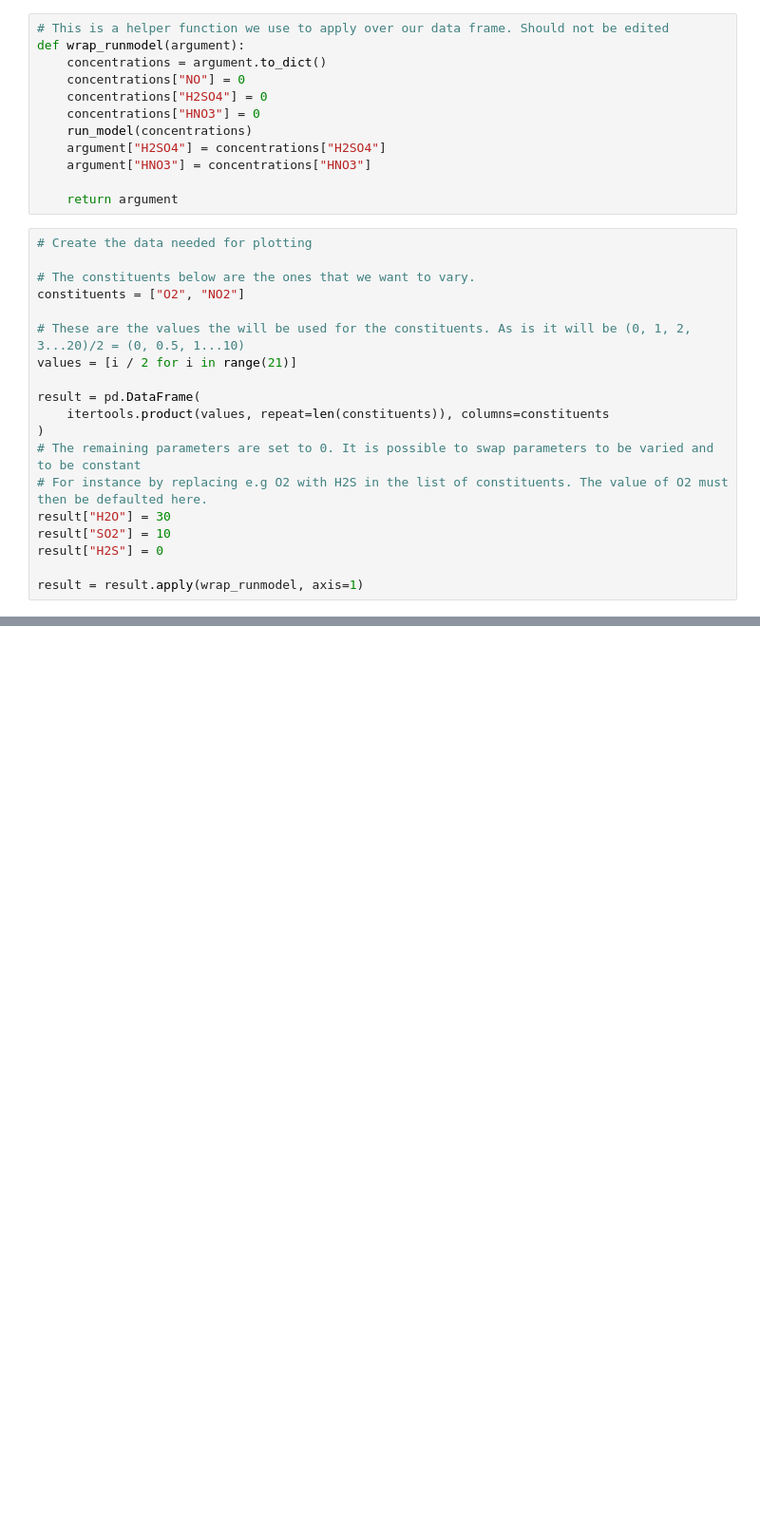
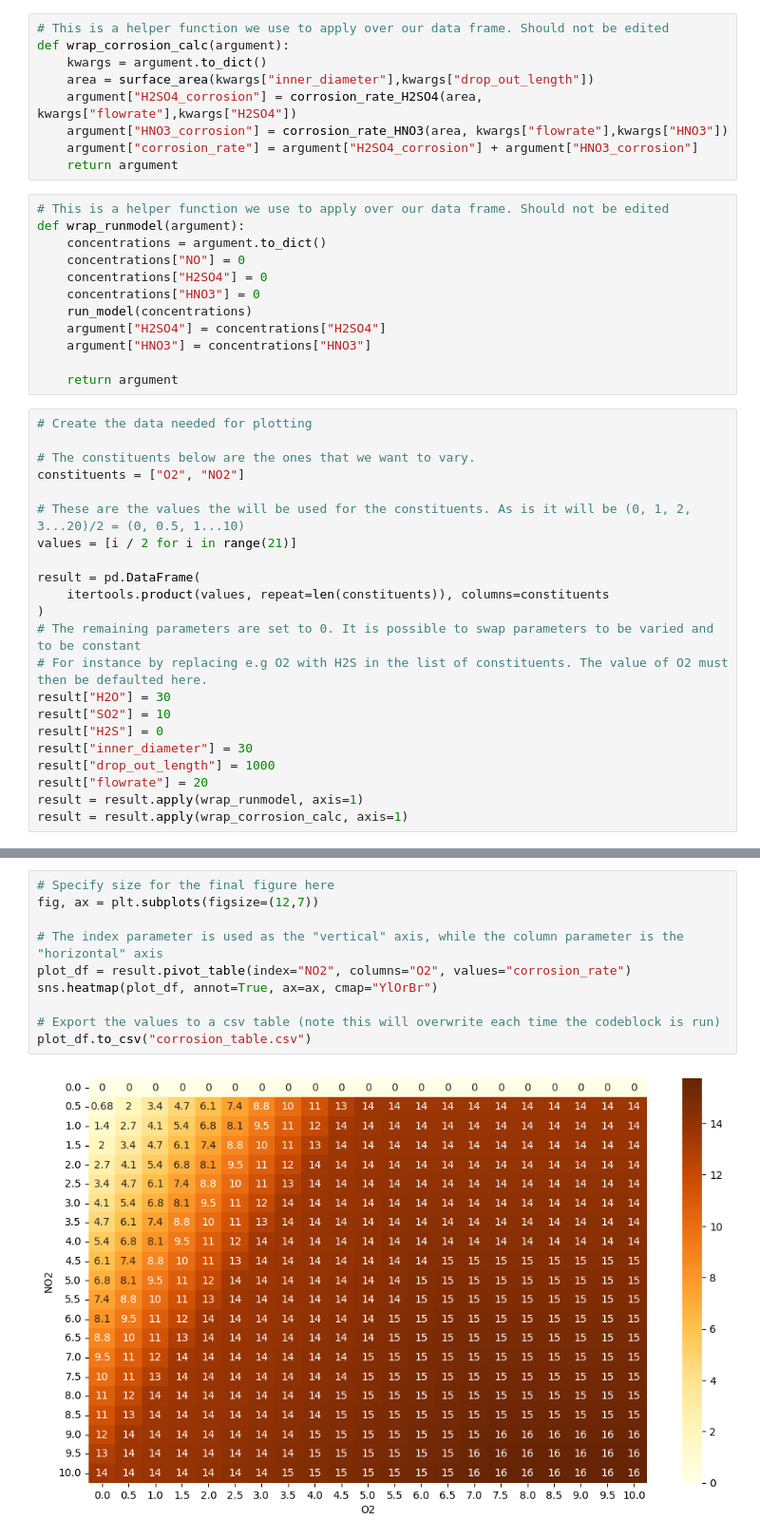
Before and after one commit to equinor/tocomo, a Jupyter notebook: backend/analysis.ipynb, the cells around one changed output, grey strips where cells are left out. Shown at 95% size. Cells and saved outputs as stored; diff of their text form; blank space fills up the shorter version.

Commit message:
Add corrosion calculation to notebook

```diff
--- a/backend/analysis.ipynb
+++ b/backend/analysis.ipynb
@@ -8,3 +9,12 @@ from reactions import run_model_sm1 as run_model
+# %%
+# This is a helper function we use to apply over our data frame. Should not be edited
+def wrap_corrosion_calc(argument):
+    kwargs = argument.to_dict()
+    area = surface_area(kwargs["inner_diameter"],kwargs["drop_out_length"])
+    argument["H2SO4_corrosion"] = corrosion_rate_H2SO4(area, kwargs["flowrate"],kwargs["H2SO4"])
+    argument["HNO3_corrosion"] = corrosion_rate_HNO3(area, kwargs["flowrate"],kwargs["HNO3"])
+    argument["corrosion_rate"] = argument["H2SO4_corrosion"] + argument["HNO3_corrosion"]
+    return argument
 # %%
 # This is a helper function we use to apply over our data frame. Should not be edited
 def wrap_runmodel(argument):
@@ -34,8 +44,11 @@ result = pd.DataFrame(
 result["H2O"] = 30
 result["SO2"] = 10
 result["H2S"] = 0
-
+result["inner_diameter"] = 30
+result["drop_out_length"] = 1000
+result["flowrate"] = 20
 result = result.apply(wrap_runmodel, axis=1)
+result = result.apply(wrap_corrosion_calc, axis=1)
 # %%
 # Specify size for the final figure here
 fig, ax = plt.subplots(figsize=(12,7))
@@ -48,3 +61,15 @@ sns.heatmap(plot_df, annot=True, ax=ax, cmap="YlOrBr")
 plot_df.to_csv("H2SO4_table.csv")
 # %% [output]
 [figure]
+# %%
+# Specify size for the final figure here
+fig, ax = plt.subplots(figsize=(12,7))
+
+# The index parameter is used as the "vertical" axis, while the column parameter is the "horizontal" axis
+plot_df = result.pivot_table(index="NO2", columns="O2", values="corrosion_rate")
+sns.heatmap(plot_df, annot=True, ax=ax, cmap="YlOrBr")
+
+# Export the values to a csv table (note this will overwrite each time the codeblock is run)
+plot_df.to_csv("corrosion_table.csv")
+# %% [output]
+[figure, added]
```
Also changed, not shown: parts of 2 cells of this notebook.
